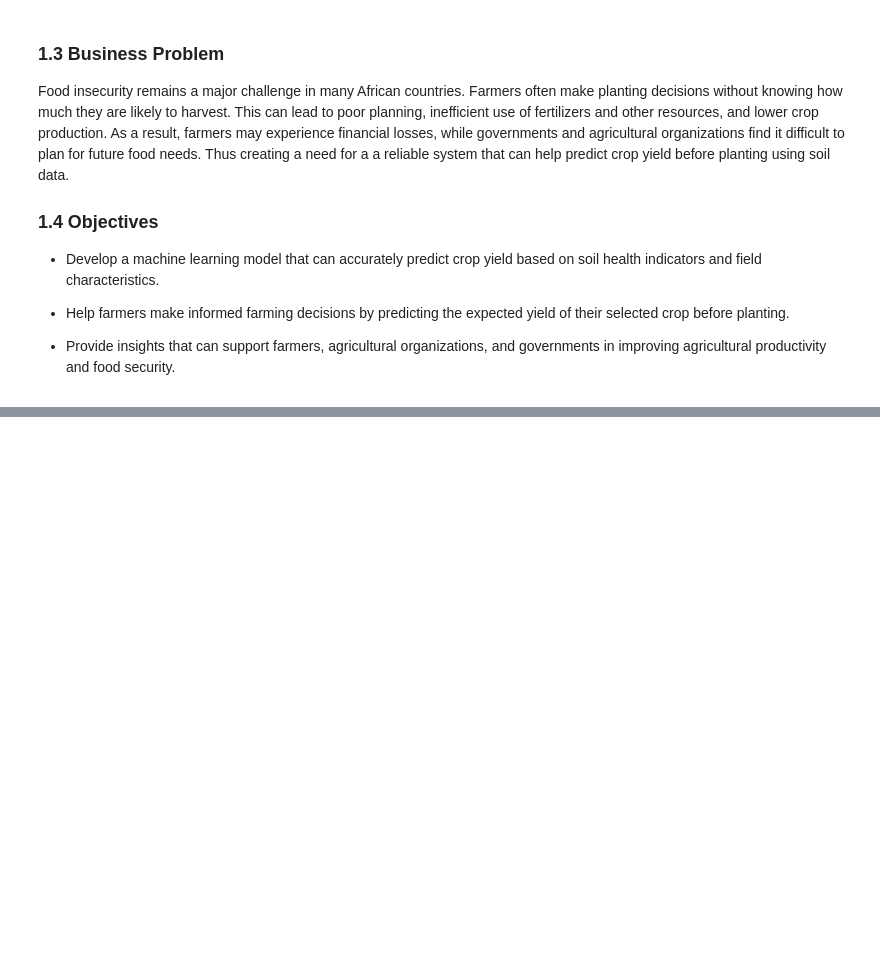
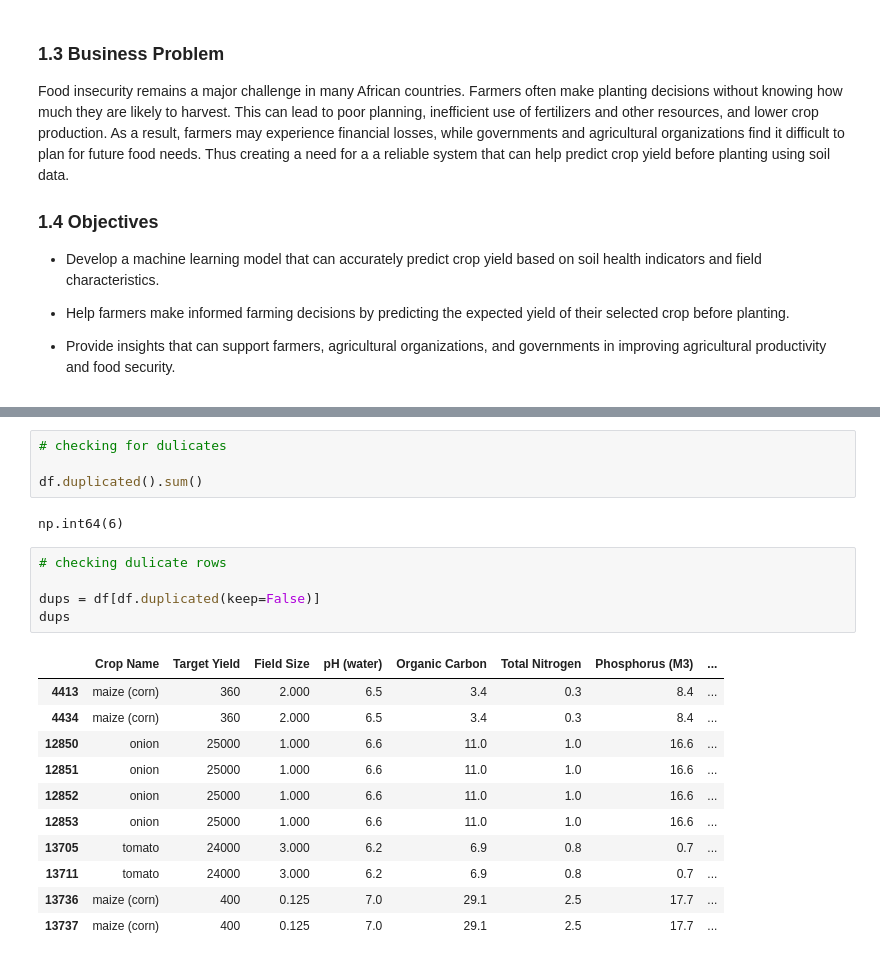
Before and after one commit to Esther-Margaret-Mwangi/Epochs, a Jupyter notebook: notebook/notebook.ipynb, the cells around one changed output, grey strips where cells are left out. Drawn from its saved outputs; the diff is of its cells as text; blank space fills up the shorter version.

```diff
--- a/notebook/notebook.ipynb
+++ b/notebook/notebook.ipynb
@@ -32,0 +137,23 @@ Food insecurity remains a major challenge in many African countries. Farmers oft
+# %%
+# checking for dulicates
+
+df.duplicated().sum()
+# %% [output]
+np.int64(6)
+# %%
+# checking dulicate rows
+
+dups = df[df.duplicated(keep=False)]
+dups
+# %% [output]
+|  | Crop Name | Target Yield | Field Size | pH (water) | Organic Carbon | Total Nitrogen | Phosphorus (M3) | ... |
+| 4413 | maize (corn) | 360 | 2.000 | 6.5 | 3.4 | 0.3 | 8.4 | ... |
+| 4434 | maize (corn) | 360 | 2.000 | 6.5 | 3.4 | 0.3 | 8.4 | ... |
+| 12850 | onion | 25000 | 1.000 | 6.6 | 11.0 | 1.0 | 16.6 | ... |
+| 12851 | onion | 25000 | 1.000 | 6.6 | 11.0 | 1.0 | 16.6 | ... |
+| 12852 | onion | 25000 | 1.000 | 6.6 | 11.0 | 1.0 | 16.6 | ... |
+| 12853 | onion | 25000 | 1.000 | 6.6 | 11.0 | 1.0 | 16.6 | ... |
+| 13705 | tomato | 24000 | 3.000 | 6.2 | 6.9 | 0.8 | 0.7 | ... |
+| 13711 | tomato | 24000 | 3.000 | 6.2 | 6.9 | 0.8 | 0.7 | ... |
+| 13736 | maize (corn) | 400 | 0.125 | 7.0 | 29.1 | 2.5 | 17.7 | ... |
+| 13737 | maize (corn) | 400 | 0.125 | 7.0 | 29.1 | 2.5 | 17.7 | ... |
```
Also changed, not shown: parts of 26 cells of this notebook.
